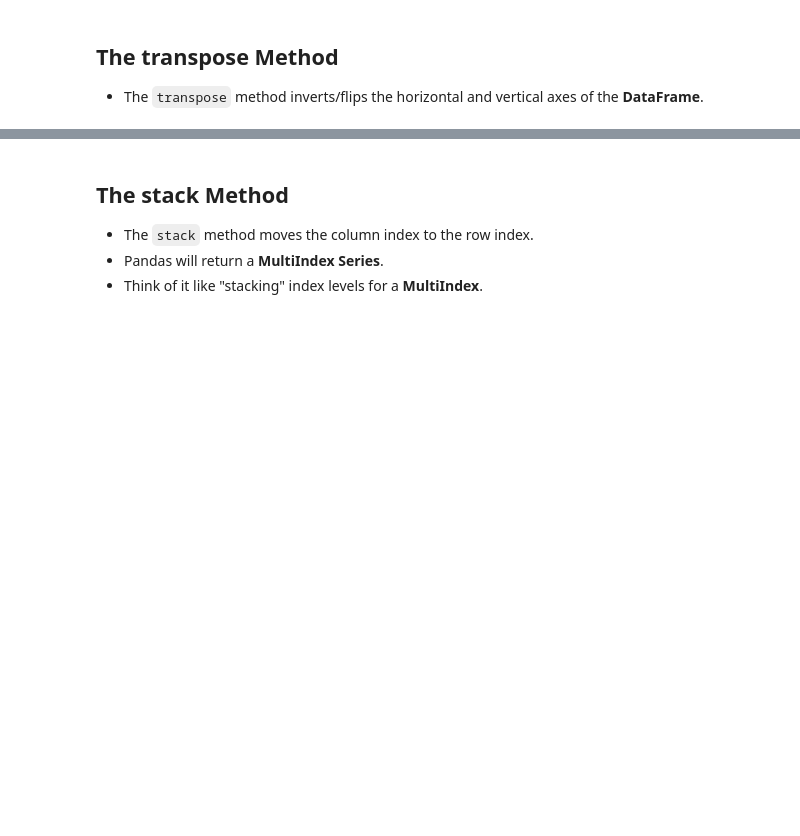
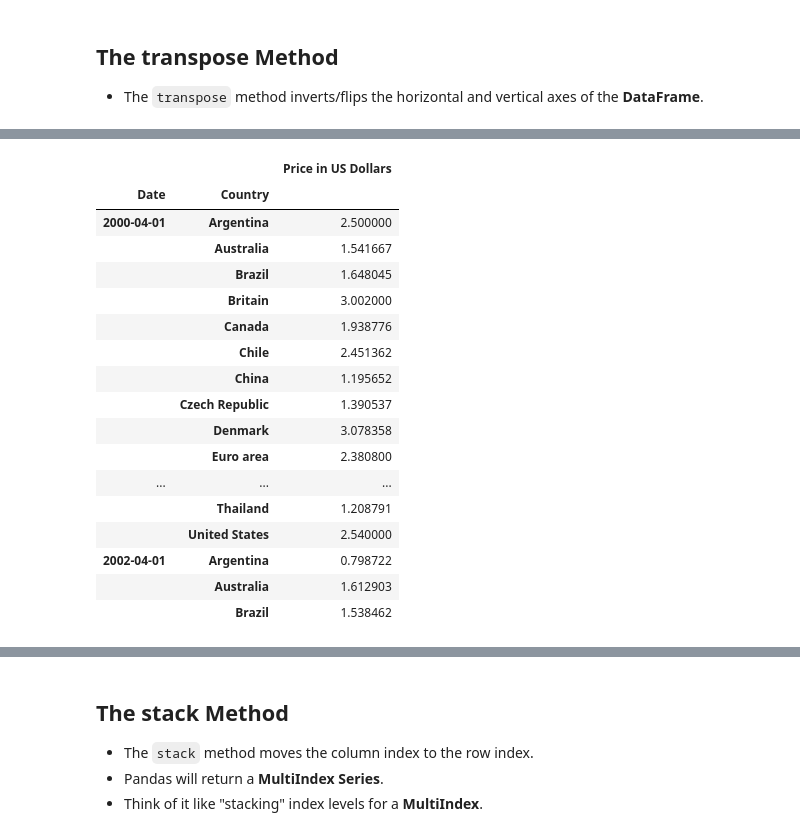
Before and after one commit to Petar-Koprinkov/Pandas, a Jupyter notebook: Incomplete/08 - MultiIndex.ipynb, the cells around one changed output, grey strips where cells are left out. Saved outputs shown, nothing was run; the diff lists cells and outputs as text; code cells hidden in the pictures; blank space fills up the shorter version.

```diff
--- a/Incomplete/08 - MultiIndex.ipynb
+++ b/Incomplete/08 - MultiIndex.ipynb
@@ -505,0 +524,23 @@ bigmac.loc[start:end]
+# %%
+start = ('2000-04-01', 'Argentina')
+end = ('2002-04-01', 'Brazil')
+bigmac.loc[start:end]
+# %% [output]
+|  |  | Price in US Dollars |
+| Date | Country |  |
+| 2000-04-01 | Argentina | 2.500000 |
+|  | Australia | 1.541667 |
+|  | Brazil | 1.648045 |
+|  | Britain | 3.002000 |
+|  | Canada | 1.938776 |
+|  | Chile | 2.451362 |
+|  | China | 1.195652 |
+|  | Czech Republic | 1.390537 |
+|  | Denmark | 3.078358 |
+|  | Euro area | 2.380800 |
+| ... | ... | ... |
+|  | Thailand | 1.208791 |
+|  | United States | 2.540000 |
+| 2002-04-01 | Argentina | 0.798722 |
+|  | Australia | 1.612903 |
+|  | Brazil | 1.538462 |
```
Also changed, not shown: parts of 3 cells of this notebook.
